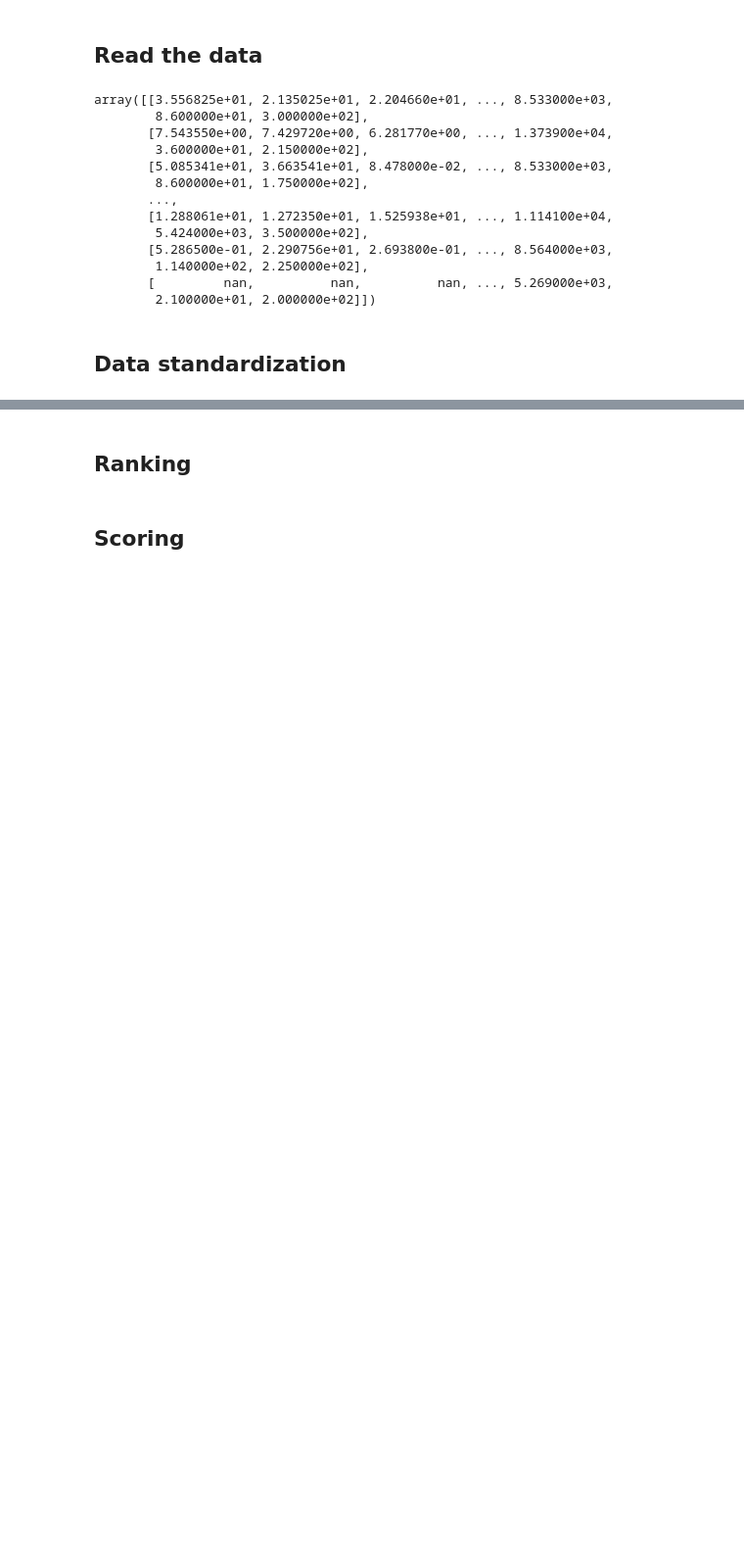
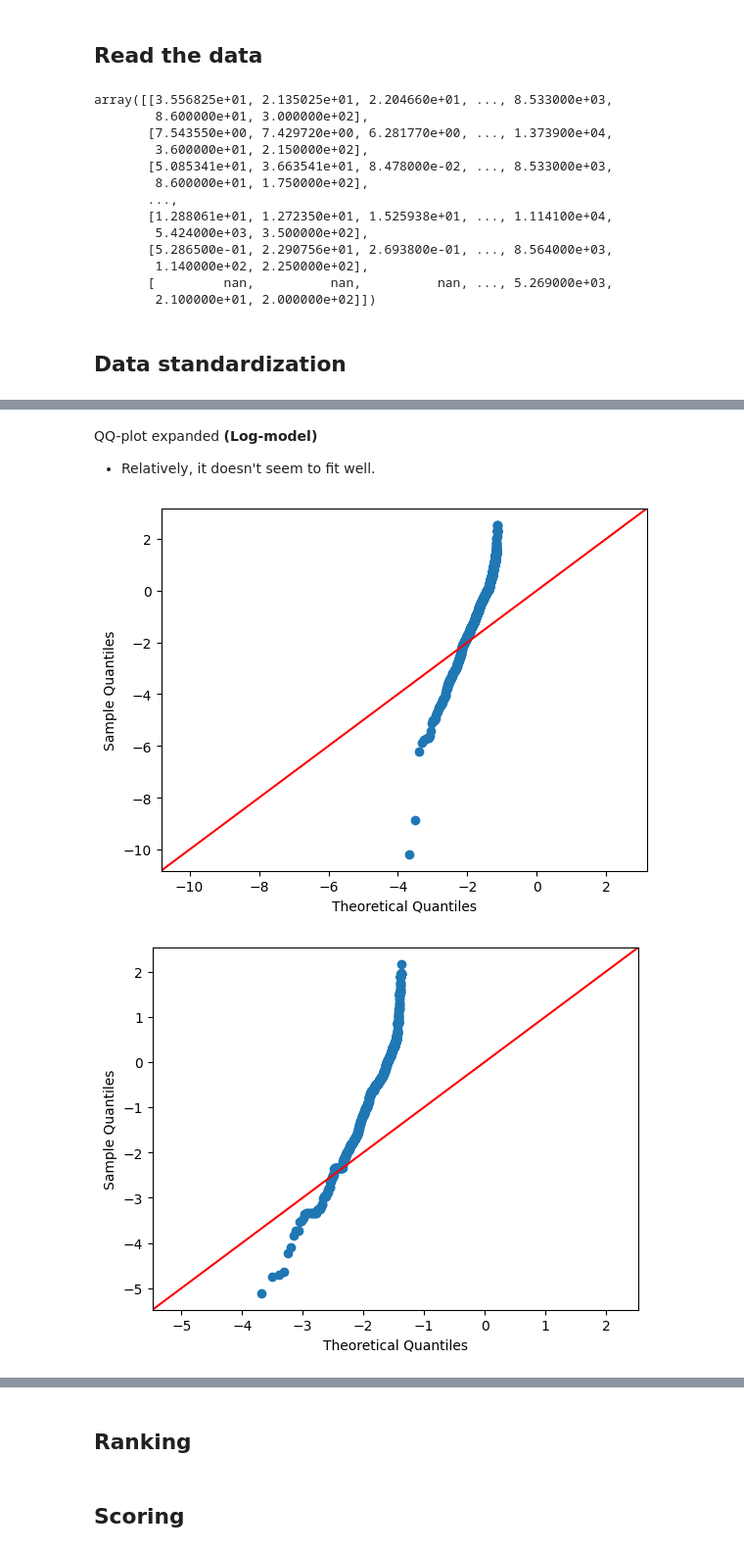
Before and after one commit to MAST30034-Applied-Data-Science/generic-real-estate-consulting-project-group-43, a Jupyter notebook: notebooks/Preprocessing/scoring.ipynb, the cells around one changed output, grey strips where cells are left out. Shown at 98% size. Drawn from its saved outputs; the diff is of its cells as text; code cells hidden in the pictures; blank space fills up the shorter version.

Commit message:
add log model

```diff
--- a/notebooks/Preprocessing/scoring.ipynb
+++ b/notebooks/Preprocessing/scoring.ipynb
@@ -77,0 +90,15 @@ array([300., 215., 175., ..., 350., 225., 200.])
+# %% [markdown]
+QQ-plot expanded <b>(Log-model)</b>
+- Relatively, it doesn't seem to fit well.
+# %%
+import numpy as np
+import statsmodels.api as sm
+import pylab
+
+for i in range(0, X_scaled.shape[1]):
+    test = X_scaled[:,i]
+    sm.qqplot(np.log(test), line='45')
+pylab.show()
+# %% [output]
+[figure, added]
+[figure, added]
```
Also changed, not shown: parts of 7 cells of this notebook.
